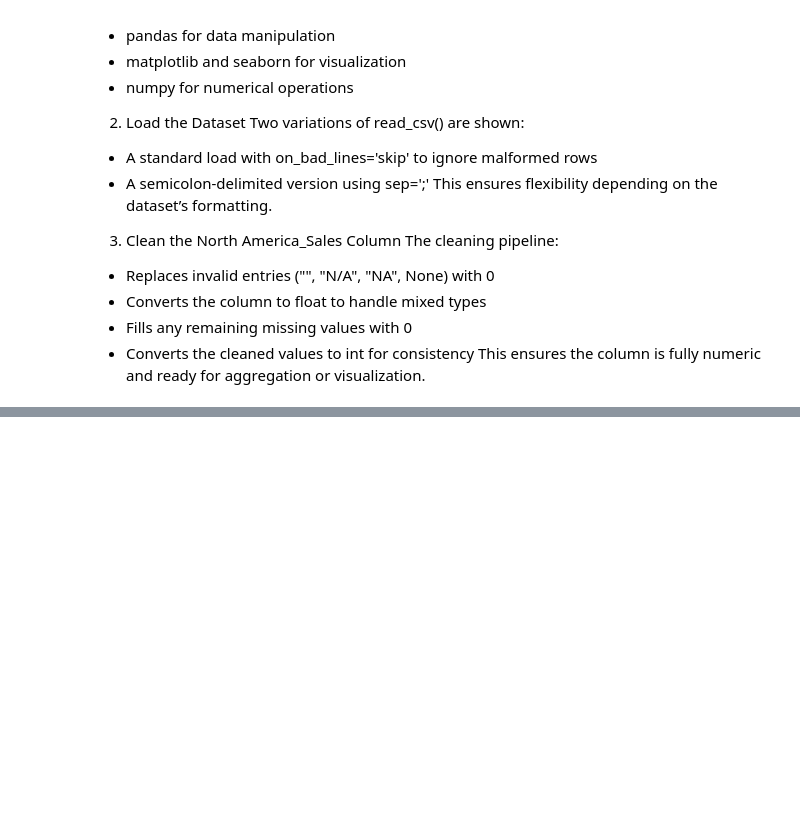
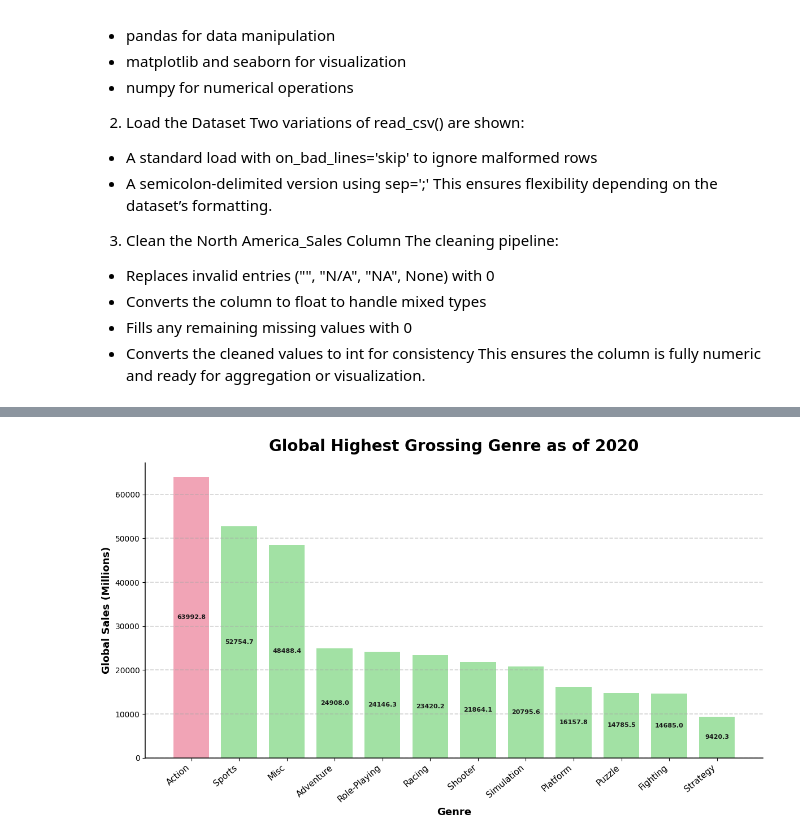
Before and after one commit to Teerp1986/The-Evolution-Of-Gaming, a Jupyter notebook: notebook/csv_version.ipynb, the cells around one changed output, grey strips where cells are left out. Cells and saved outputs as stored; diff of their text form; code cells hidden in the pictures; blank space fills up the shorter version.

```diff
--- a/notebook/csv_version.ipynb
+++ b/notebook/csv_version.ipynb
@@ -47,0 +190,73 @@ df.head()
+# %%
+import pandas as pd
+import matplotlib.pyplot as plt
+
+
+file_path = r"C:\Users\Tonika Price\Source\Repos\EvolutionOfGaming\Data\Dagevolve_full.csv"
+
+df = pd.read_csv(
+    file_path,
+    sep=';',
+    on_bad_lines='skip',
+    encoding='utf-8'
+)
+
+
+Genre = df.groupby("Genre")["Global_Sales"].sum().sort_values(ascending=False)
+
+plt.figure(figsize=(12, 7))
+
+
+base_color = "#A2E1A4"
+highlight_color = "#F1A4B6"
+
+colors = [base_color] * len(Genre)
+
+
+max_index = Genre.idxmax()
+highlight_position = Genre.index.get_loc(max_index)
+colors[highlight_position] = highlight_color
+
+
+bars = plt.bar(Genre.index, Genre.values, color=colors, width=0.75)
+
+
+for i, value in enumerate(Genre.values):
+    plt.text(
+        i,
+        float(value) * 0.50,
+        f"{value:.1f}",
+        ha="center",
+        va="center",
+        fontsize=8,
+        fontweight="bold",
+        color="#1A1A1A"
+    )
+
+
+plt.gca().yaxis.grid(
+    True,
+    linestyle="--",
+    linewidth=1.2,
+    alpha=0.5,
+    color="#A7A7A7"
+)
+
+
+ax = plt.gca()
+ax.spines["top"].set_visible(False)
+ax.spines["right"].set_visible(False)
+ax.spines["left"].set_linewidth(1.1)
+ax.spines["bottom"].set_linewidth(1.1)
+
+
+plt.title("Global Highest Grossing Genre as of 2020", fontsize=20, fontweight="bold", pad=15)
+plt.xlabel("Genre", fontsize=13, fontweight="bold")
+plt.ylabel("Global Sales (Millions)", fontsize=13, fontweight="bold")
+
+plt.xticks(rotation=40, ha="right", fontsize=11)
+
+plt.tight_layout()
+plt.show()
+# %% [output]
+[figure, added]
```
Also changed, not shown: parts of 17 cells of this notebook, 4 other files.
